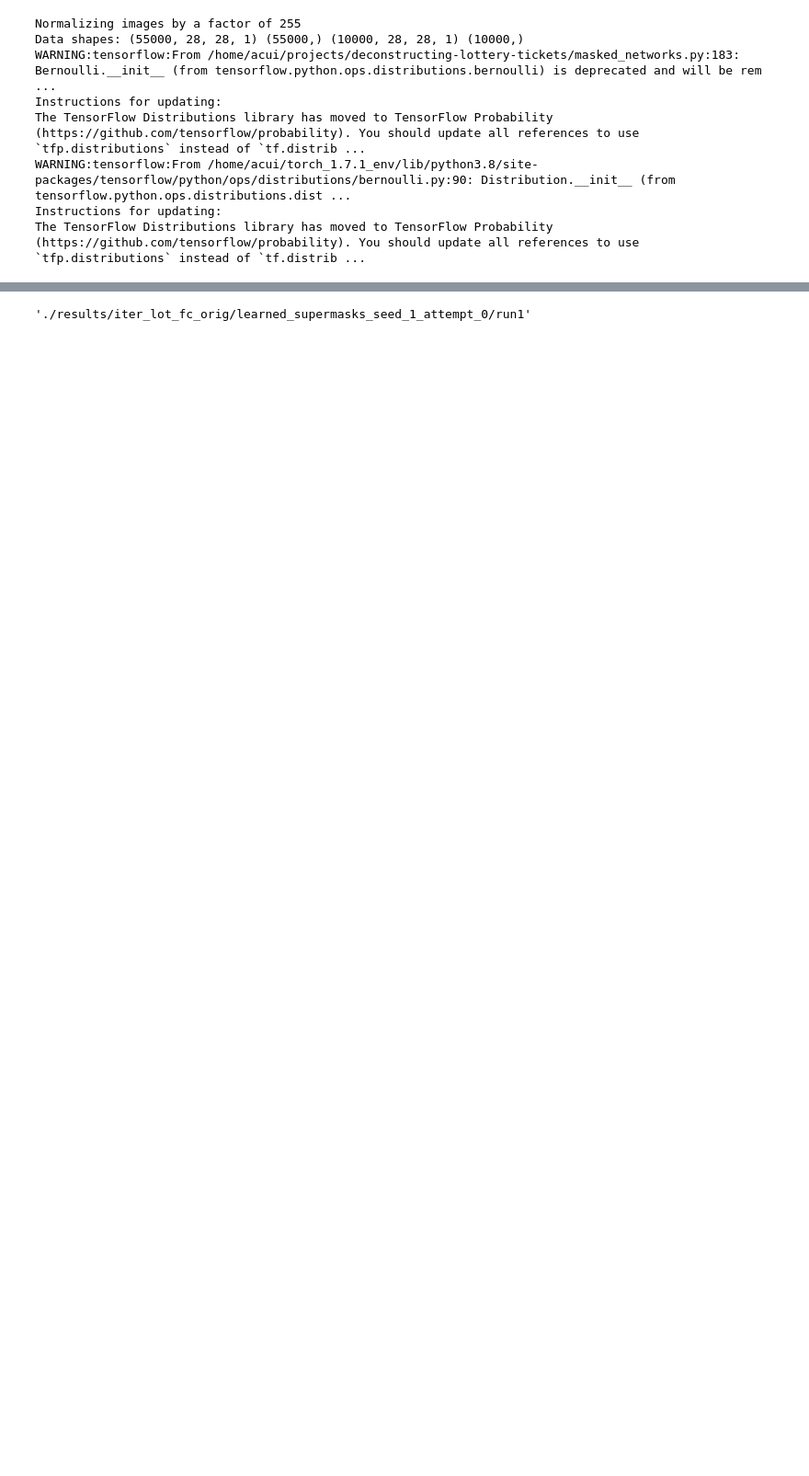
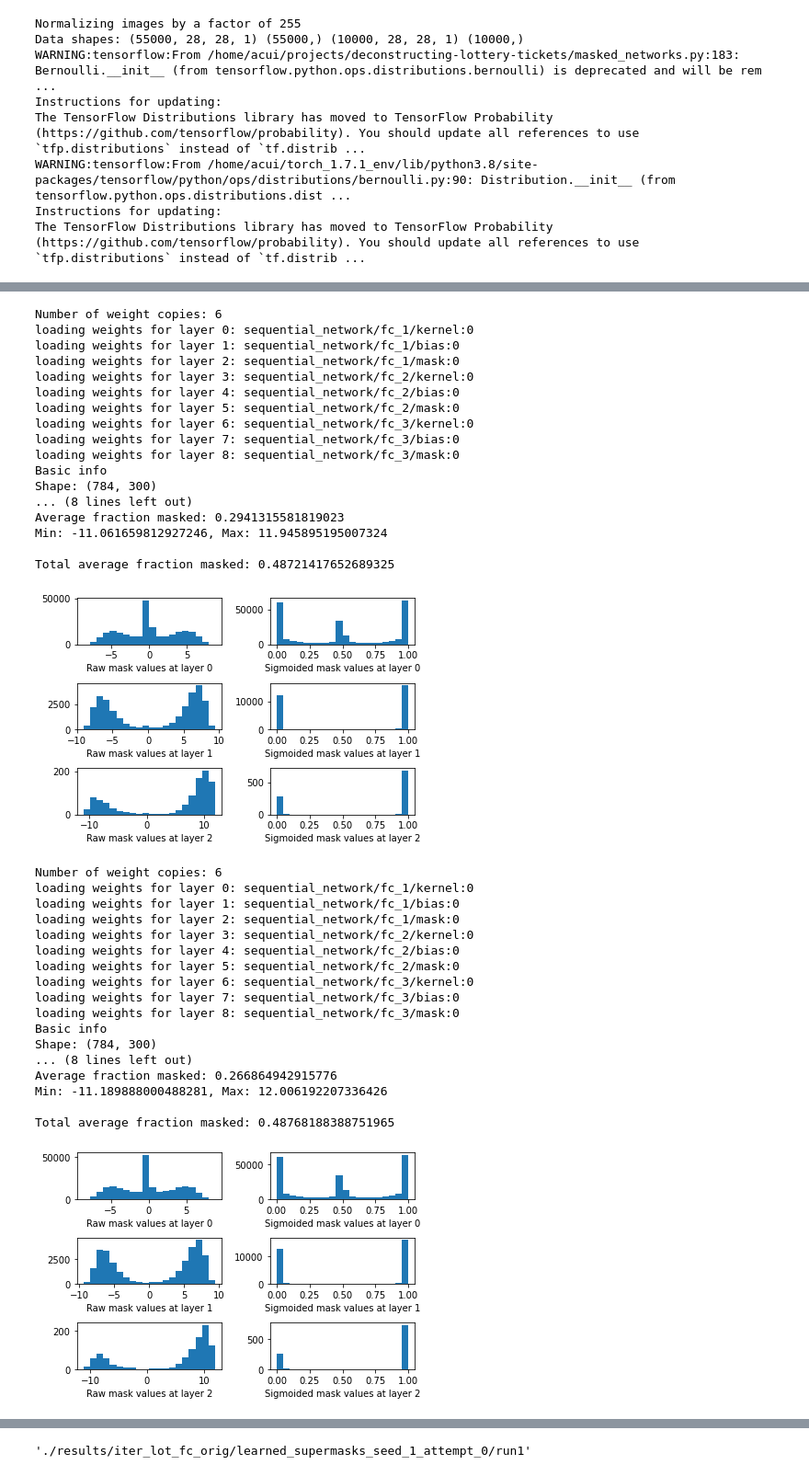
Before and after one commit to alexcdot/deconstructing-lottery-tickets, a Jupyter notebook: mask_analysis.ipynb, the cells around one changed output, grey strips where cells are left out. Shown at 92% size. Cells and saved outputs as stored; diff of their text form; code cells hidden in the pictures; blank space fills up the shorter version.

```diff
--- a/mask_analysis.ipynb
+++ b/mask_analysis.ipynb
@@ -27 +25,5 @@ non-resource variables are not supported in the long term
+# %%
+metaparser = argparse.ArgumentParser()
+metaparser.add_argument('--experiment_name', type=str, required=True)
+meta_args = metaparser.parse_args(["--experiment_name", "control_3"])
 # %%
@@ -77,4 +97,34 @@ The TensorFlow Distributions library has moved to TensorFlow Probability (https:
 WARNING:tensorflow:From /home/acui/torch_1.7.1_env/lib/python3.8/site-packages/tensorflow/python/ops/distributions/bernoulli.py:90: Distribution.__init__ (from tensorflow.python.ops.distributions.dist ...
 Instructions for updating:
 The TensorFlow Distributions library has moved to TensorFlow Probability (https://github.com/tensorflow/probability). You should update all references to use `tfp.distributions` instead of `tf.distrib ...
+# %%
+def sigmoid(x):
+    return 1/(1+np.exp(-x))
+
+
+def visualize_mask_weights(mask_layers, seed):
+    num_bins = 20
+    for i, mask_layer in enumerate(mask_layers):
+        plt.subplot(len(mask_layers), 2, i * 2 + 1)
+        plt.hist(mask_layer.flatten(), bins=num_bins)
+        plt.xlabel("Raw mask values at layer {}".format(i))
+        plt.subplot(len(mask_layers), 2, i * 2 + 2)
+        plt.hist(sigmoid(mask_layer.flatten()), bins=num_bins)
+        plt.xlabel("Sigmoided mask values at layer {}".format(i))
+    plt.tight_layout()
+    plt.savefig(os.path.join(args.init_weights_h5,
+        "mask_dists_seed_{}.png".format(seed)))
+    plt.show()
+
+def get_test_accs(run_dir):
+    test_accs = []
+    for filename in os.listdir(run_dir):
+        if 'tfevents' in filename:
+            for e in tf.compat.v1.train.summary_iterator(os.path.join(
+                run_dir, filename
+            )):
+                for v in e.summary.value:
+                    if v.tag == 'eval_test_acc':
+                        test_accs.append(v.simple_value)
+    return np.array(test_accs)
 # %%
@@ -143,0 +187,45 @@ plt.show()
+# %%
+seed_infos = []
+
+for seed in range(1, 11):
+    seed_info = run_analysis_on_seed(seed, meta_args)
+    seed_infos.append(seed_info)
+
+df = pd.DataFrame(seed_infos)
+# %% [output]
+Number of weight copies: 6
+loading weights for layer 0: sequential_network/fc_1/kernel:0
+loading weights for layer 1: sequential_network/fc_1/bias:0
+loading weights for layer 2: sequential_network/fc_1/mask:0
+loading weights for layer 3: sequential_network/fc_2/kernel:0
+loading weights for layer 4: sequential_network/fc_2/bias:0
+loading weights for layer 5: sequential_network/fc_2/mask:0
+loading weights for layer 6: sequential_network/fc_3/kernel:0
+loading weights for layer 7: sequential_network/fc_3/bias:0
+loading weights for layer 8: sequential_network/fc_3/mask:0
+Basic info
+Shape: (784, 300)
+... (8 lines left out)
+Average fraction masked: 0.2941315581819023
+Min: -11.061659812927246, Max: 11.945895195007324
+
+Total average fraction masked: 0.48721417652689325
+[figure, added]
+Number of weight copies: 6
+loading weights for layer 0: sequential_network/fc_1/kernel:0
+loading weights for layer 1: sequential_network/fc_1/bias:0
+loading weights for layer 2: sequential_network/fc_1/mask:0
+loading weights for layer 3: sequential_network/fc_2/kernel:0
+loading weights for layer 4: sequential_network/fc_2/bias:0
+loading weights for layer 5: sequential_network/fc_2/mask:0
+loading weights for layer 6: sequential_network/fc_3/kernel:0
+loading weights for layer 7: sequential_network/fc_3/bias:0
+loading weights for layer 8: sequential_network/fc_3/mask:0
+Basic info
+Shape: (784, 300)
+... (8 lines left out)
+Average fraction masked: 0.266864942915776
+Min: -11.189888000488281, Max: 12.006192207336426
+
+Total average fraction masked: 0.48768188388751965
+[figure, added]
```
Also changed, not shown: parts of 18 cells of this notebook, 1 other file.
